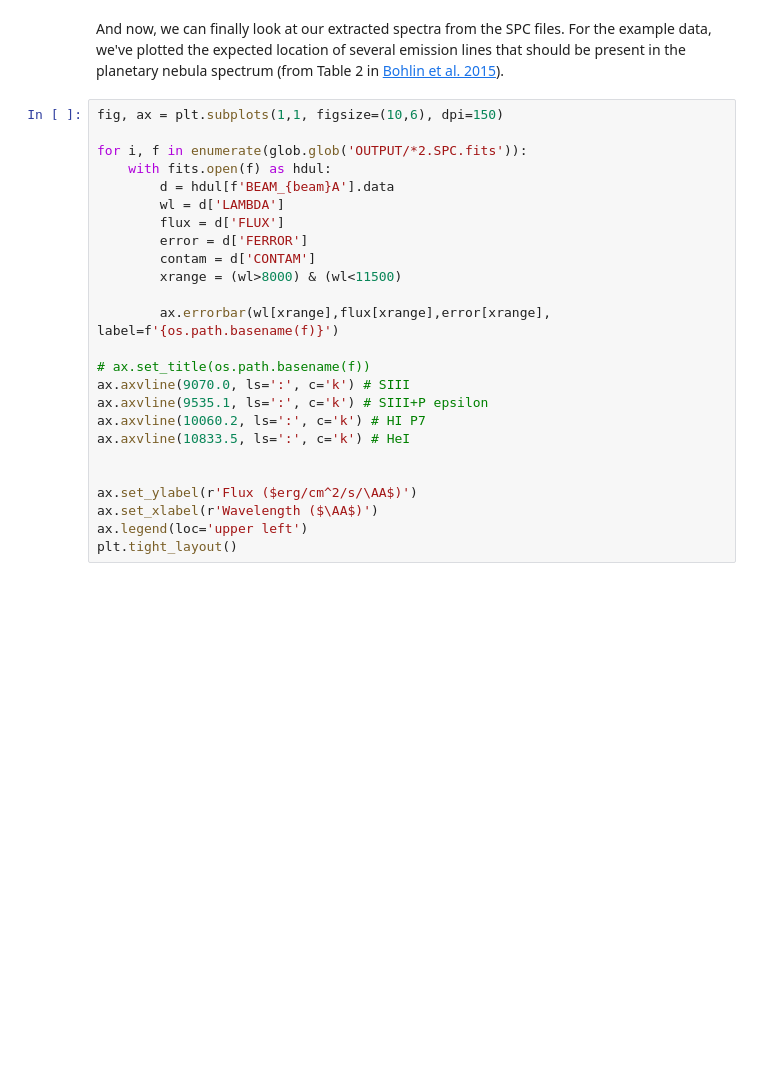
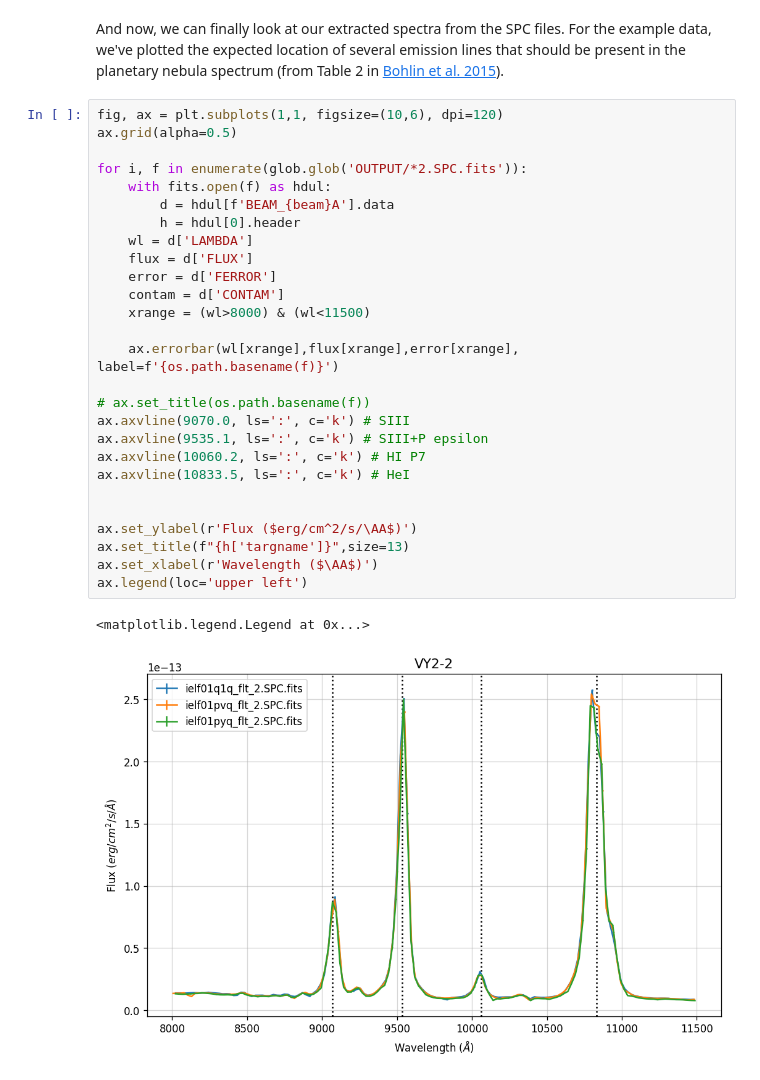
Before and after one commit to spacetelescope/hstaxe, a Jupyter notebook: cookbooks/WFC3/IR_basic_extraction/wfc3-basic-ir-hstaxe-cookbook.ipynb, the cells around one changed output. Saved outputs shown, nothing was run; the diff lists cells and outputs as text; blank space fills up the shorter version.

```diff
--- a/cookbooks/WFC3/IR_basic_extraction/wfc3-basic-ir-hstaxe-cookbook.ipynb
+++ b/cookbooks/WFC3/IR_basic_extraction/wfc3-basic-ir-hstaxe-cookbook.ipynb
@@ -459,28 +838,33 @@ plt.tight_layout()
 # %% [markdown]
 And now, we can finally look at our extracted spectra from the SPC files. For the example data, we've plotted the expected location of several emission lines that should be present in the planetary nebula spectrum (from Table 2 in [Bohlin et al. 2015](https://www.stsci.edu/files/live/sites/www/files/home/hst/instrumentation/wfc3/documentation/instrument-science-reports-isrs/_documents/2015/WFC3-2015-10.pdf)).
 # %%
-fig, ax = plt.subplots(1,1, figsize=(10,6), dpi=150)
+fig, ax = plt.subplots(1,1, figsize=(10,6), dpi=120)
+ax.grid(alpha=0.5)
 
 for i, f in enumerate(glob.glob('OUTPUT/*2.SPC.fits')):
     with fits.open(f) as hdul:
         d = hdul[f'BEAM_{beam}A'].data
-        wl = d['LAMBDA']
-        flux = d['FLUX']
-        error = d['FERROR']
-        contam = d['CONTAM']
-        xrange = (wl>8000) & (wl<11500)
+        h = hdul[0].header
+    wl = d['LAMBDA']
+    flux = d['FLUX']
+    error = d['FERROR']
+    contam = d['CONTAM']
+    xrange = (wl>8000) & (wl<11500)
 
-        ax.errorbar(wl[xrange],flux[xrange],error[xrange], label=f'{os.path.basename(f)}')
+    ax.errorbar(wl[xrange],flux[xrange],error[xrange], label=f'{os.path.basename(f)}')
 
 # ax.set_title(os.path.basename(f))
 ax.axvline(9070.0, ls=':', c='k') # SIII
 ax.axvline(9535.1, ls=':', c='k') # SIII+P epsilon
 ax.axvline(10060.2, ls=':', c='k') # HI P7
 ax.axvline(10833.5, ls=':', c='k') # HeI
 
 
 ax.set_ylabel(r'Flux ($erg/cm^2/s/\AA$)')
+ax.set_title(f"{h['targname']}",size=13)
 ax.set_xlabel(r'Wavelength ($\AA$)')
 ax.legend(loc='upper left')
-plt.tight_layout()
+# %% [output]
+<matplotlib.legend.Legend at 0x...>
+[figure, added]
 # %% [markdown]
```
Also changed, not shown: parts of 41 cells of this notebook.
